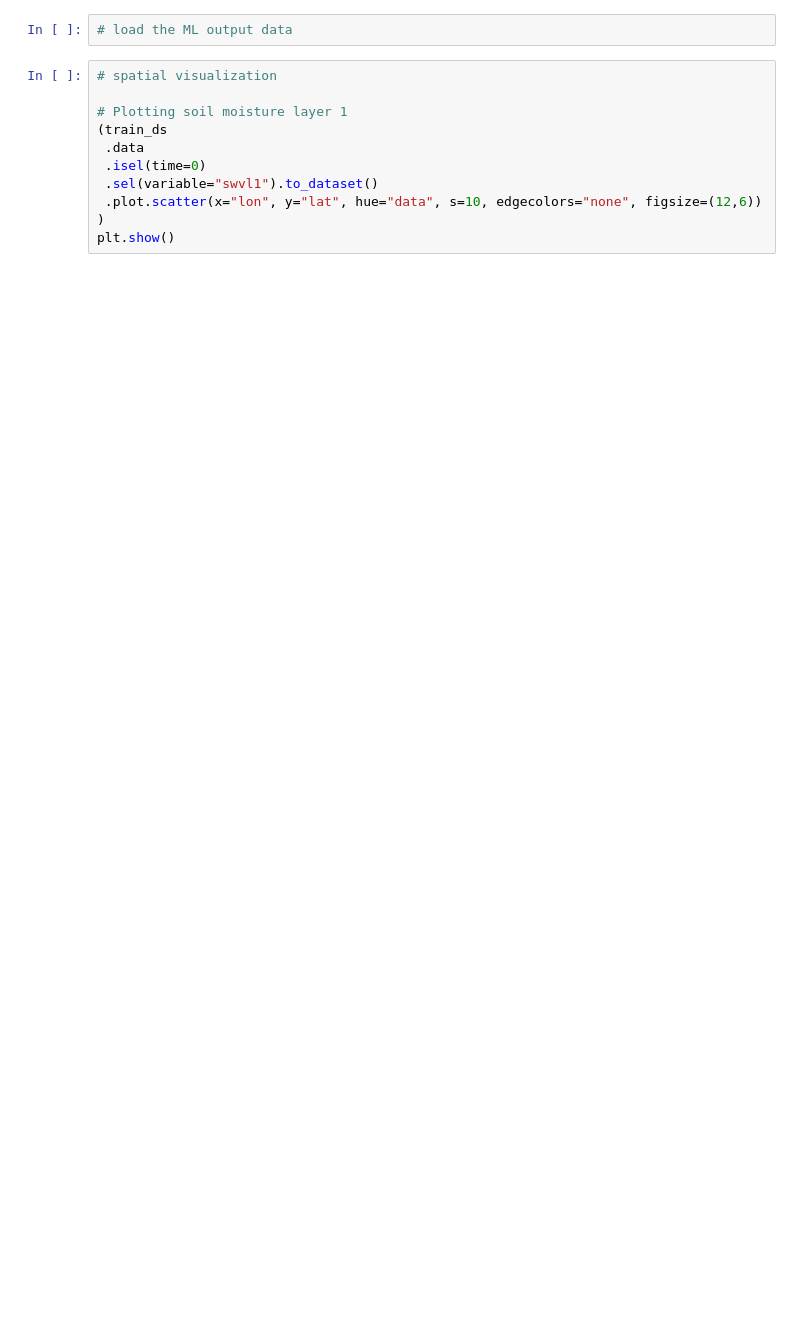
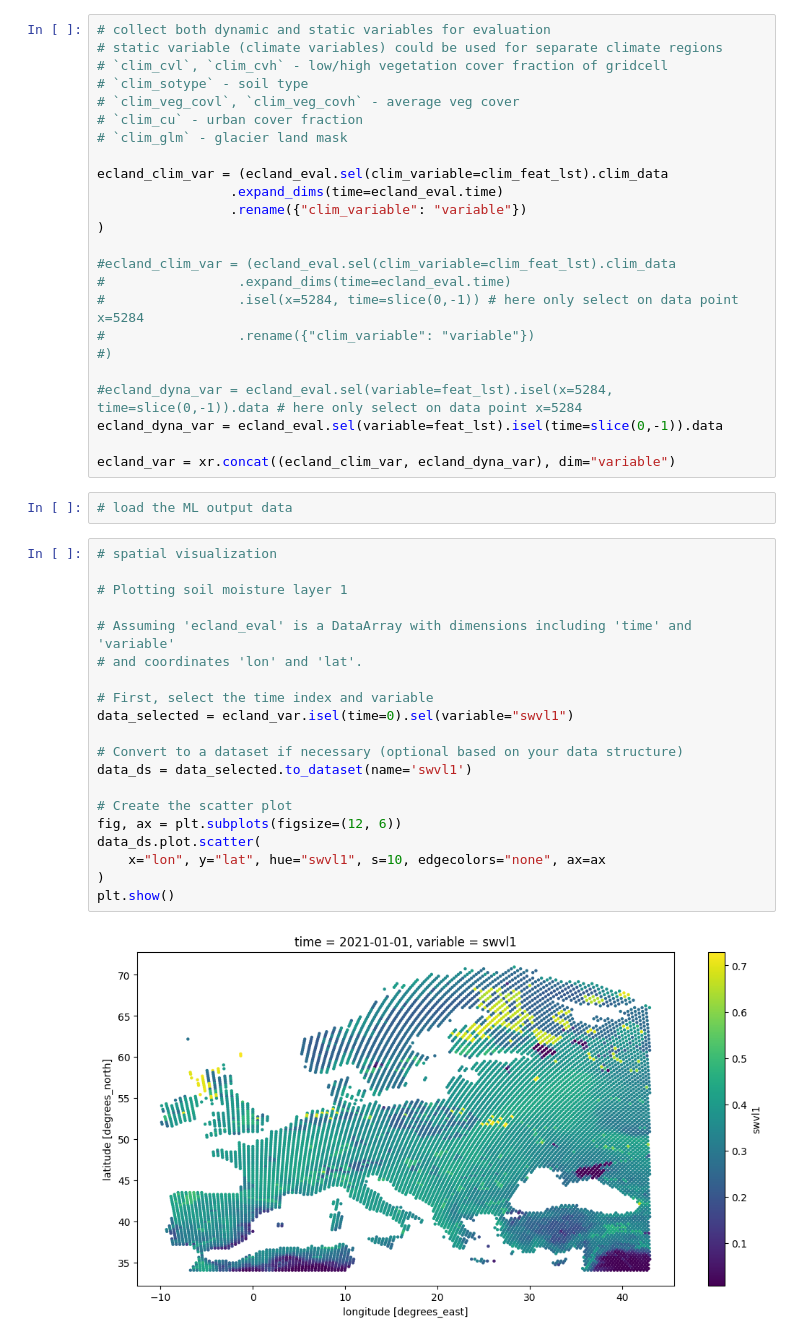
Before and after one commit to ECMWFCode4Earth/ML-BEES, a Jupyter notebook: ML-BEES-eval/spatial_variability.ipynb, the cells around one changed output. Drawn from its saved outputs; the diff is of its cells as text; blank space fills up the shorter version.

Commit message:
update spatial evaluation

```diff
--- a/ML-BEES-eval/spatial_variability.ipynb
+++ b/ML-BEES-eval/spatial_variability.ipynb
@@ -72,13 +111,48 @@ feats = xr.concat((clim_feats, feats), dim="variable")
+# %%
+# collect both dynamic and static variables for evaluation
+# static variable (climate variables) could be used for separate climate regions
+# `clim_cvl`, `clim_cvh` - low/high vegetation cover fraction of gridcell
+# `clim_sotype` - soil type
+# `clim_veg_covl`, `clim_veg_covh` - average veg cover
+# `clim_cu` - urban cover fraction
+# `clim_glm` - glacier land mask
+
+ecland_clim_var = (ecland_eval.sel(clim_variable=clim_feat_lst).clim_data
+                 .expand_dims(time=ecland_eval.time)
+                 .rename({"clim_variable": "variable"})
+)
+
+#ecland_clim_var = (ecland_eval.sel(clim_variable=clim_feat_lst).clim_data
+#                 .expand_dims(time=ecland_eval.time)
+#                 .isel(x=5284, time=slice(0,-1)) # here only select on data point x=5284
+#                 .rename({"clim_variable": "variable"})
+#)
+
+#ecland_dyna_var = ecland_eval.sel(variable=feat_lst).isel(x=5284, time=slice(0,-1)).data # here only select on data point x=5284
+ecland_dyna_var = ecland_eval.sel(variable=feat_lst).isel(time=slice(0,-1)).data
+
+ecland_var = xr.concat((ecland_clim_var, ecland_dyna_var), dim="variable")
 # %%
 # load the ML output data
 # %%
 # spatial visualization
 
 # Plotting soil moisture layer 1
-(train_ds
- .data
- .isel(time=0)
- .sel(variable="swvl1").to_dataset()
- .plot.scatter(x="lon", y="lat", hue="data", s=10, edgecolors="none", figsize=(12,6))
+
+# Assuming 'ecland_eval' is a DataArray with dimensions including 'time' and 'variable'
+# and coordinates 'lon' and 'lat'.
+
+# First, select the time index and variable
+data_selected = ecland_var.isel(time=0).sel(variable="swvl1")
+
+# Convert to a dataset if necessary (optional based on your data structure)
+data_ds = data_selected.to_dataset(name='swvl1')
+
+# Create the scatter plot
+fig, ax = plt.subplots(figsize=(12, 6))
+data_ds.plot.scatter(
+    x="lon", y="lat", hue="swvl1", s=10, edgecolors="none", ax=ax
 )
 plt.show()
+# %% [output]
+[figure, added]
```
Also changed, not shown: parts of 5 cells of this notebook.
